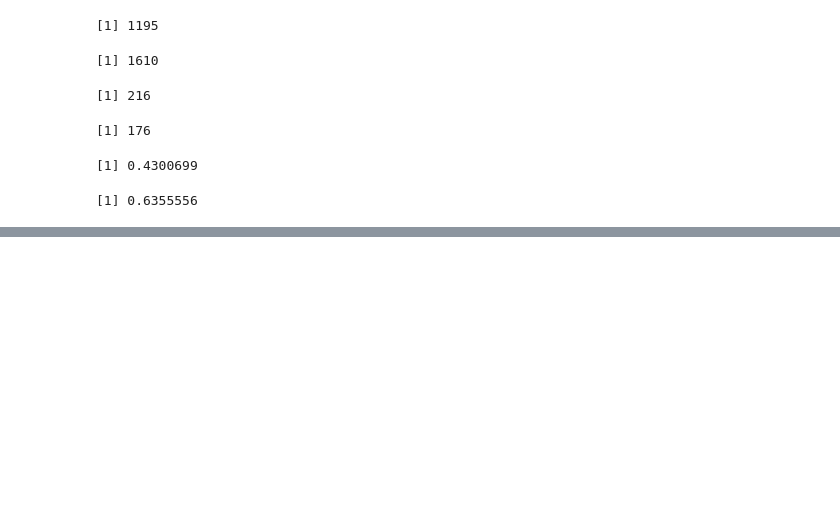
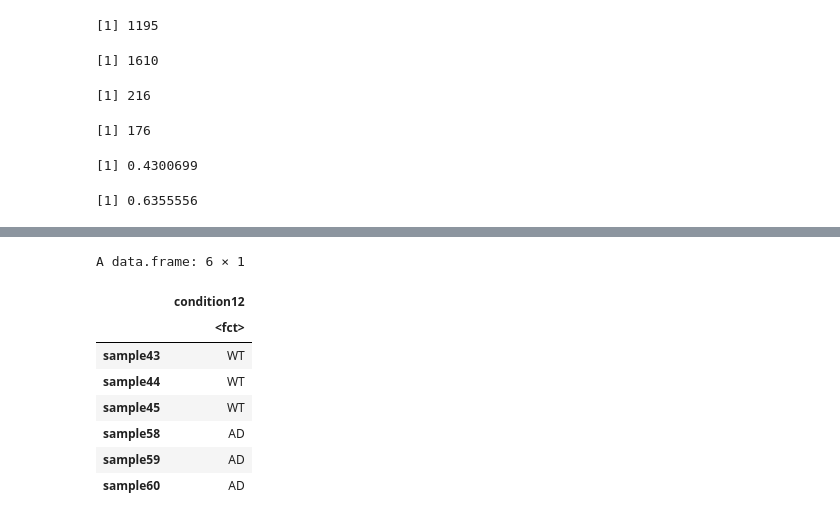
Before and after one commit to rogadde/rnaseq-analysis, a Jupyter notebook: results/deseq2.ipynb, the cells around one changed output, grey strips where cells are left out. Cells and saved outputs as stored; diff of their text form; code cells hidden in the pictures; blank space fills up the shorter version.

```diff
--- a/results/deseq2.ipynb
+++ b/results/deseq2.ipynb
@@ -488,0 +543,17 @@ downA_jaccard
+# %%
+strain <- factor(rep(c("WT", "AD"), each = 3))
+# Change levels so that WT is reference
+strain <- factor(strain, levels = c("WT", "AD"))
+
+labels12 <- data.frame(condition12 = strain, row.names = colnames(astro12))
+labels12
+# %% [output]
+A data.frame: 6 × 1
+|  | condition12 |
+|  | <fct> |
+| sample43 | WT |
+| sample44 | WT |
+| sample45 | WT |
+| sample58 | AD |
+| sample59 | AD |
+| sample60 | AD |
```
Also changed, not shown: parts of 8 cells of this notebook.
